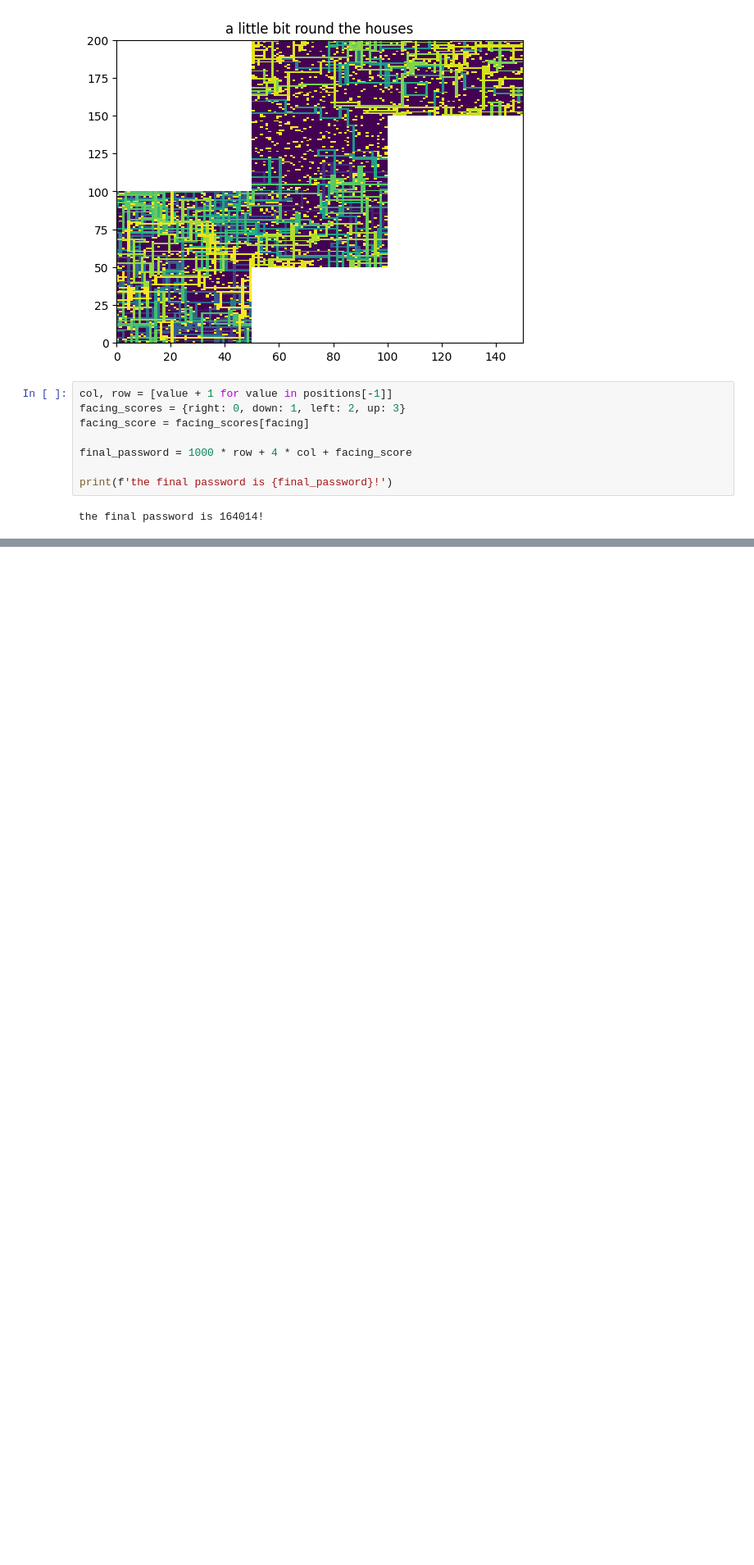
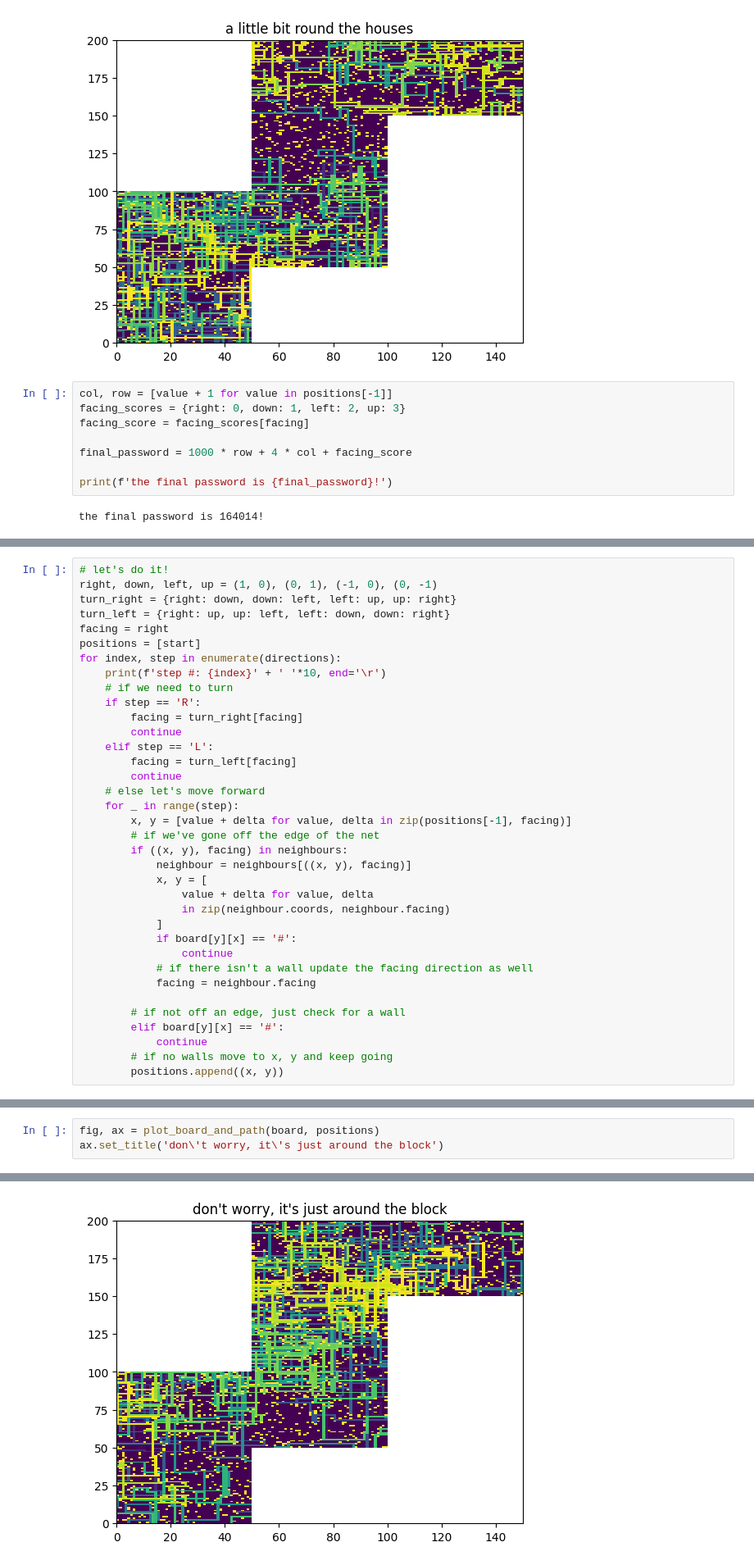
Before and after one commit to nouseforkeys/advent_of_code_22, a Jupyter notebook: day_22.ipynb, the cells around one changed output, grey strips where cells are left out. Shown at 82% size. Drawn from its saved outputs; the diff is of its cells as text; blank space fills up the shorter version.

```diff
--- a/day_22.ipynb
+++ b/day_22.ipynb
@@ -166,0 +232,36 @@ the final password is 164014!
+# %%
+# let's do it!
+right, down, left, up = (1, 0), (0, 1), (-1, 0), (0, -1)
+turn_right = {right: down, down: left, left: up, up: right}
+turn_left = {right: up, up: left, left: down, down: right}
+facing = right
+positions = [start]
+for index, step in enumerate(directions):
+    print(f'step #: {index}' + ' '*10, end='\r')
+    # if we need to turn
+    if step == 'R':
+        facing = turn_right[facing]
+        continue
+    elif step == 'L':
+        facing = turn_left[facing]
+        continue
+    # else let's move forward
+    for _ in range(step):
+        x, y = [value + delta for value, delta in zip(positions[-1], facing)]
+        # if we've gone off the edge of the net
+        if ((x, y), facing) in neighbours:
+            neighbour = neighbours[((x, y), facing)]
+            x, y = [
+                value + delta for value, delta
+                in zip(neighbour.coords, neighbour.facing)
+            ]
+            if board[y][x] == '#':
+                continue
+            # if there isn't a wall update the facing direction as well
+            facing = neighbour.facing
+
+        # if not off an edge, just check for a wall
+        elif board[y][x] == '#':
+            continue
+        # if no walls move to x, y and keep going
+        positions.append((x, y))
@@ -166,0 +270,4 @@ the final password is 164014!
+# %%
+fig, ax = plot_board_and_path(board, positions)
+ax.set_title('don\'t worry, it\'s just around the block')
+# %% [output]
@@ -166,0 +275 @@ the final password is 164014!
+[figure, added]
```
Also changed, not shown: parts of 6 cells of this notebook.
